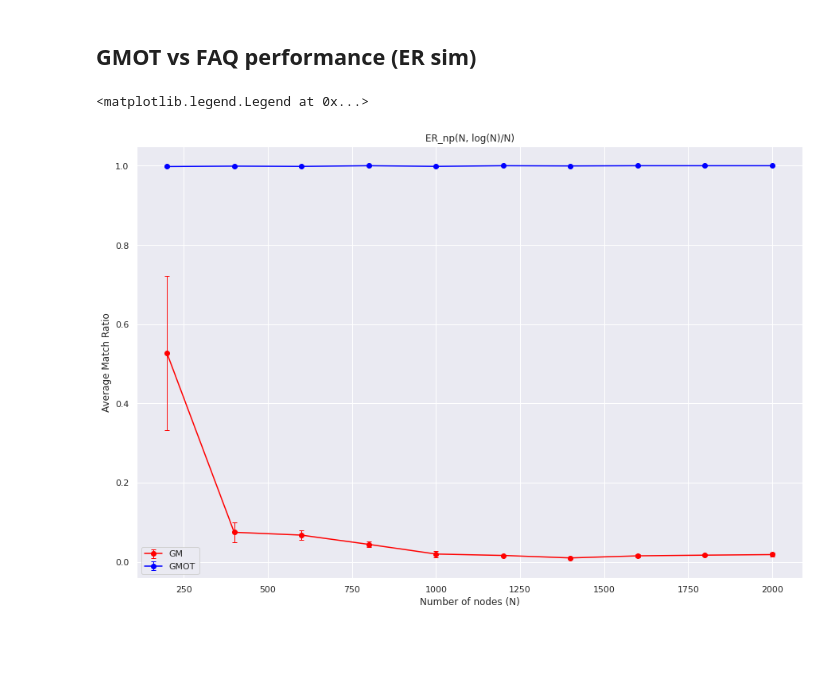
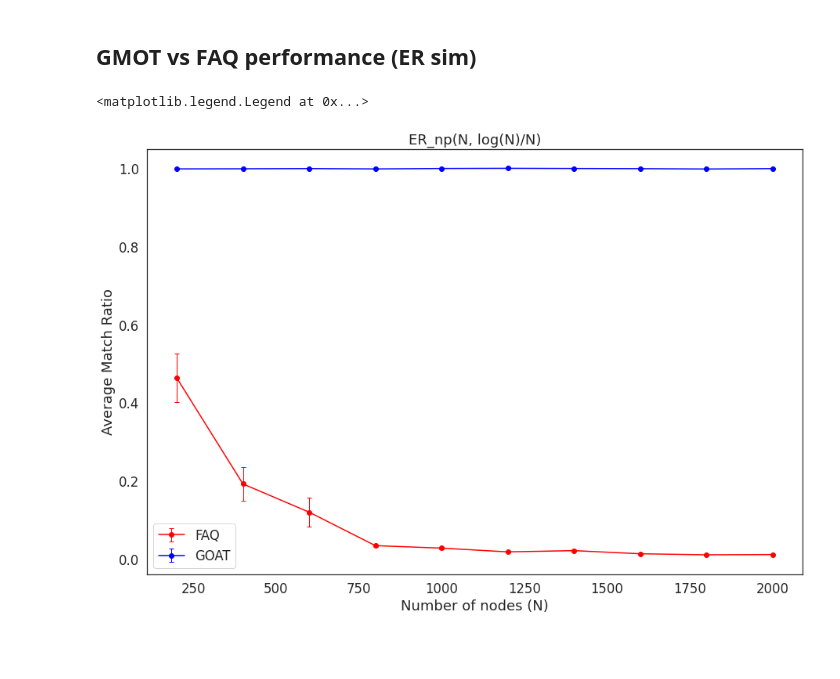
Before and after one commit to neurodata/goat, a Jupyter notebook: docs/er_time.ipynb, the cells around one changed output. Saved outputs shown, nothing was run; the diff lists cells and outputs as text; code cells hidden in the pictures.

Commit message:
time plot layouts

```diff
--- a/docs/er_time.ipynb
+++ b/docs/er_time.ipynb
@@ -15,8 +15,9 @@ sys.path
 sys.path.insert(0,'../../graspologic')
 # %%
 import time
+from graspologic.simulations import er_np
 nodes = np.linspace(200, 2000, 10)
-reps = 5
+reps = 50
 times_sgm = np.zeros((len(nodes),reps))
 times_sgmls = np.zeros((len(nodes),reps))
 acc_sgm = np.zeros((len(nodes),reps))
@@ -26,7 +27,7 @@ for i,n in enumerate(nodes):
     p = np.log(n)/n
     for t in range(reps):
         G = er_np(n,p)
-        options = {'maximize':True, 'tol':1e-6,'maxiter':30, 'shuffle_input':True}
+        options = {'maximize':True, 'tol':1e-6,'maxiter':30, 'rng': i*reps + t,'shuffle_input':True}
 
         start = time.time()
         res = quadratic_assignment(G,G, options=options)
@@ -34,7 +35,6 @@ for i,n in enumerate(nodes):
         acc_sgm[i,t] = np.mean(res.col_ind == np.arange(n))
 
         start = time.time()
-        res = quadratic_assignment_ot(G,G, options=options)
+        res = quadratic_assignment_ot(G,G, options={'maximize':True, 'tol':1e-6,'maxiter':30, 'rng': i*reps + t,'shuffle_input':True,'reg': 200, 'sinkh':'ot'})
         times_sgmls[i,t] = time.time()-start
         acc_sgmls[i,t] = np.mean(res.col_ind == np.arange(n))
-    print(n)
@@ -75,0 +45,20 @@ plt.legend()
+# %%
+import matplotlib.pyplot as plt
+from scipy.stats import sem
+import seaborn as sns
+pgm = np.poly1d(np.polyfit(nodes,np.mean(times_sgm, axis=1),3))
+pgmls = np.poly1d(np.polyfit(nodes,np.mean(times_sgmls, axis=1),2))
+xp = np.linspace(200, 2000, 100)
+sns.set_context('poster')
+sns.set(rc={'figure.figsize':(15,10)})
+sns.set(font_scale = 1.5)
+sns.set_style('white')
+plt.errorbar(nodes,np.mean(times_sgm, axis=1), sem(times_sgm, axis=1),fmt='o',capsize=3, elinewidth=1, markeredgewidth=1, label=f'FAQ {pgm}',color='red')
+plt.errorbar(nodes,np.mean(times_sgmls, axis=1), sem(times_sgmls, axis=1),fmt='o',capsize=3, elinewidth=1, markeredgewidth=1, label=f'GOAT {pgmls}',color='blue')
+plt.plot(xp,pgm(xp), '--',color='red',)
+plt.plot(xp,pgmls(xp),'--',color='blue')
+
+plt.xlabel("Number of nodes (N)")
+
+plt.ylabel("Average Runtime (seconds)")
+plt.legend()
@@ -76,17 +68,17 @@ plt.legend()
 # %% [markdown]
 ## GMOT vs FAQ performance (ER sim)
 # %%
-plt.errorbar(nodes,np.mean(acc_sgm, axis=1), sem(acc_sgm, axis=1),marker='o',capsize=3, elinewidth=1, markeredgewidth=1, label=f'GM',color='red')
-plt.errorbar(nodes,np.mean(acc_sgmls, axis=1), sem(acc_sgmls, axis=1),marker='o',capsize=3, elinewidth=1, markeredgewidth=1, label=f'GMOT',color='blue')
+plt.errorbar(nodes,np.mean(acc_sgm, axis=1), sem(acc_sgm, axis=1),marker='o',capsize=3, elinewidth=1, markeredgewidth=1, label=f'FAQ',color='red')
+plt.errorbar(nodes,np.mean(acc_sgmls, axis=1), sem(acc_sgmls, axis=1),marker='o',capsize=3, elinewidth=1, markeredgewidth=1, label=f'GOAT',color='blue')
 # plt.plot(xp,pgm(xp), '--',color='red',)
 # plt.plot(xp,pgmls(xp),'--',color='blue')
 
 plt.xlabel("Number of nodes (N)")
 plt.ylabel("Average Match Ratio")
 plt.title("ER_np(N, log(N)/N)")
 plt.legend()
 # %% [output]
 <matplotlib.legend.Legend at 0x...>
-[figure, old version]
+[figure, new version]
 # %% [markdown]
 ##
```
Also changed, not shown: parts of 4 cells of this notebook.
